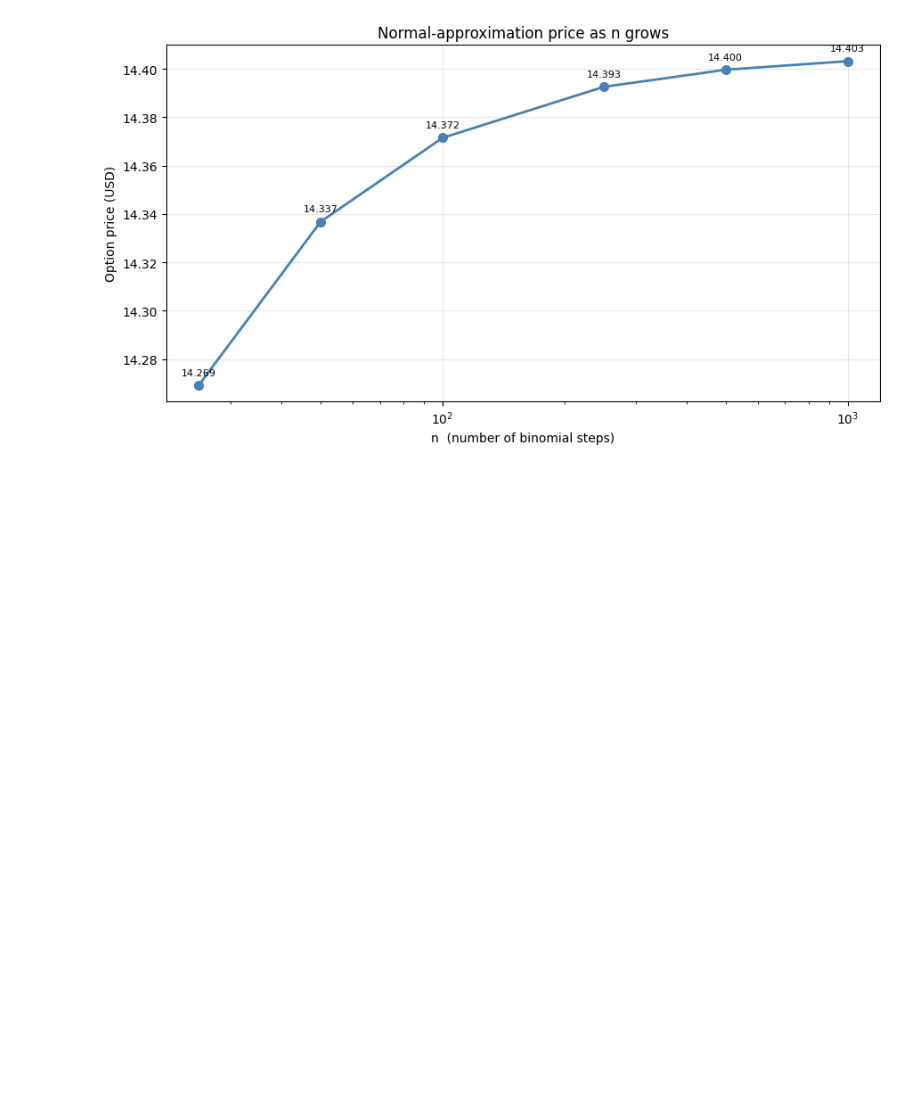
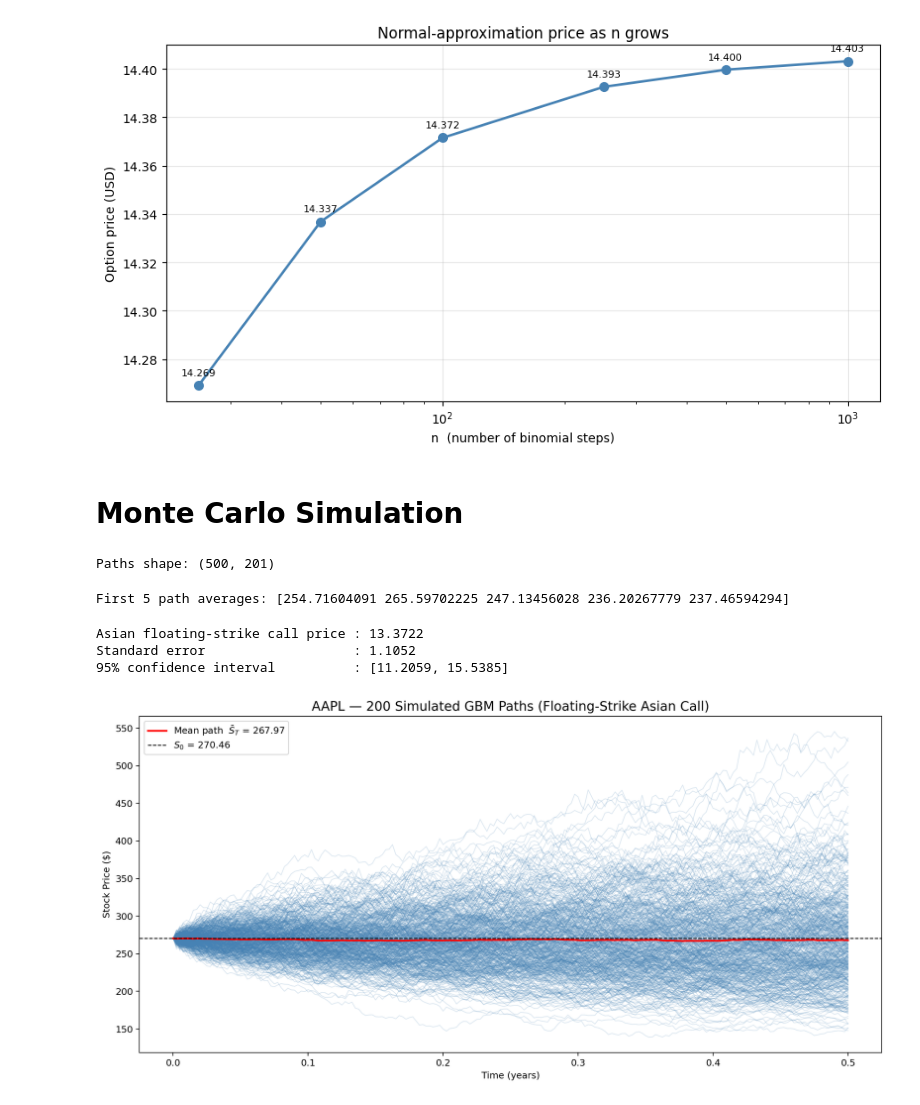
Before and after one commit to Teva-Janura/Stochastic_methods_in_Finance, a Jupyter notebook: main_code_V0.ipynb, the cells around one changed output. Drawn from its saved outputs; the diff is of its cells as text; code cells hidden in the pictures; blank space fills up the shorter version.

```diff
--- a/main_code_V0.ipynb
+++ b/main_code_V0.ipynb
@@ -741,3 +852,5 @@ plt.show()
    500               14.399675
   1000               14.403221
 [figure]
+# %% [markdown]
+# Monte Carlo Simulation
@@ -743,0 +870,68 @@ plt.show()
+# %%
+# Draw shocks: shape (M, n)
+Z = rng.standard_normal((M, n))
+
+# Log-increments of GBM under risk-neutral measure
+log_increments = (r - q - 0.5 * sigma**2) * dt + sigma * np.sqrt(dt) * Z
+
+# Cumulative sum along time axis -> log price path (excluding S0)
+log_paths = np.cumsum(log_increments, axis=1)
+
+# Build full price matrix of shape (M, n+1), with S0 in column 0
+S_paths = np.empty((M, n + 1))
+S_paths[:, 0]  = S0
+S_paths[:, 1:] = S0 * np.exp(log_paths)
+
+print("Paths shape:", S_paths.shape)   # (200, 127)
+# %% [output]
+Paths shape: (500, 201)
+# %%
+# Average includes S0 -> indices t = 0, 1, ..., n  (total n+1 points)
+S_avg = S_paths.mean(axis=1)            # shape (M,)
+
+print("First 5 path averages:", S_avg[:5])
+# %% [output]
+First 5 path averages: [254.71604091 265.59702225 247.13456028 236.20267779 237.46594294]
+# %%
+# Terminal price of each path
+S_terminal = S_paths[:, -1]             # shape (M,)
+
+# Floating-strike Asian call payoff: max(S_T - mean, 0)
+payoffs = np.maximum(S_terminal - S_avg, 0.0)
+
+# Discounted Monte Carlo estimator
+discounted = np.exp(-r * T) * payoffs
+price = discounted.mean()
+se    = discounted.std(ddof=1) / np.sqrt(M)
+
+print(f"\nAsian floating-strike call price : {price:.4f}")
+print(f"Standard error                   : {se:.4f}")
+print(f"95% confidence interval          : [{price - 1.96*se:.4f}, {price + 1.96*se:.4f}]")
+# %% [output]
+Asian floating-strike call price : 13.3722
+Standard error                   : 1.1052
+95% confidence interval          : [11.2059, 15.5385]
+# %%
+time_grid = np.linspace(0, T, n + 1)   # x-axis in years
+plt.figure(figsize=(12, 6), dpi=180)
+
+# All paths in light blue
+for i in range(M):
+    plt.plot(time_grid, S_paths[i], color="steelblue", alpha=0.2, linewidth=0.8)
+
+# Mean path in red
+mean_path = S_paths.mean(axis=0)
+plt.plot(time_grid, mean_path, color="red", linewidth=2,
+         label=f"Mean path  $\\bar{{S}}_T$ = {mean_path[-1]:.2f}")
+
+# S0 reference line
+plt.axhline(S0, color="black", linewidth=1, linestyle="--", label=f"$S_0$ = {S0}")
+
+plt.title("AAPL — 200 Simulated GBM Paths (Floating-Strike Asian Call)", fontsize=14)
+plt.xlabel("Time (years)")
+plt.ylabel("Stock Price ($)")
+plt.legend()
+plt.tight_layout()
+plt.show()
+# %% [output]
+[figure, added]
```
Also changed, not shown: parts of 13 cells of this notebook, 1 other file.
